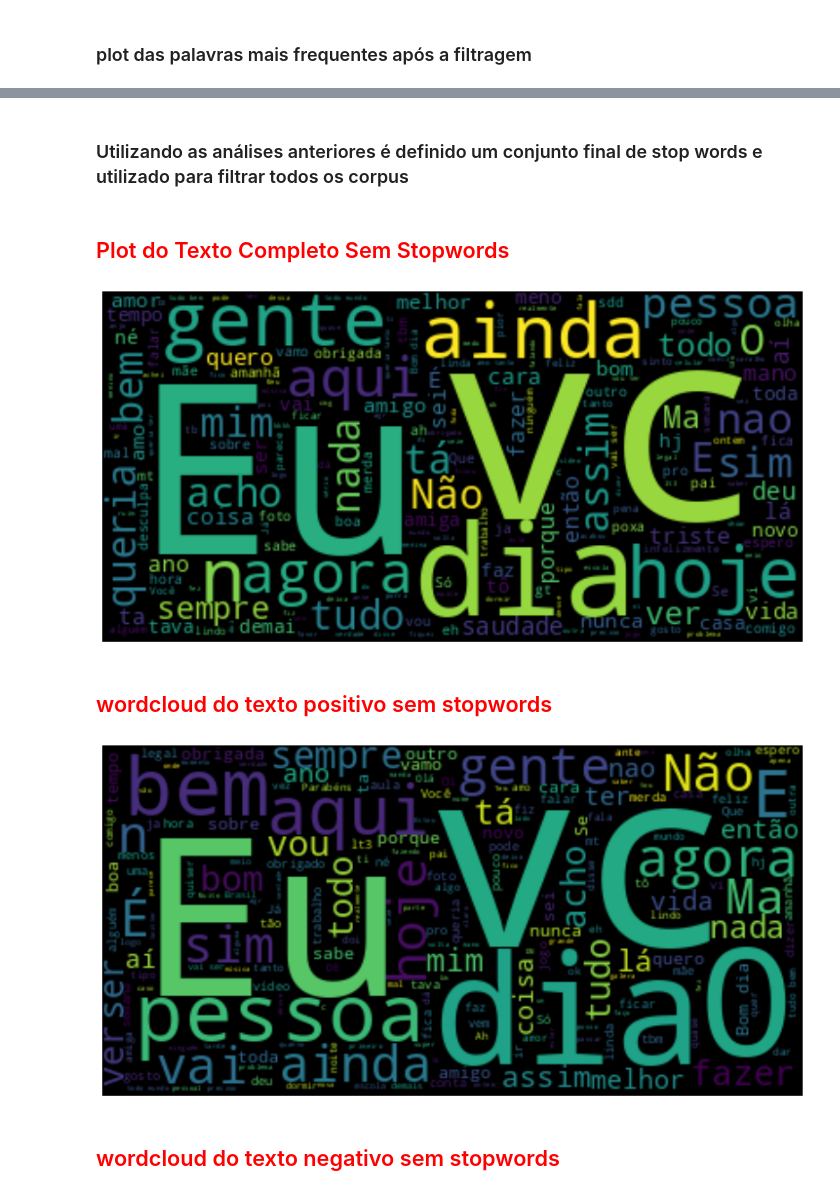
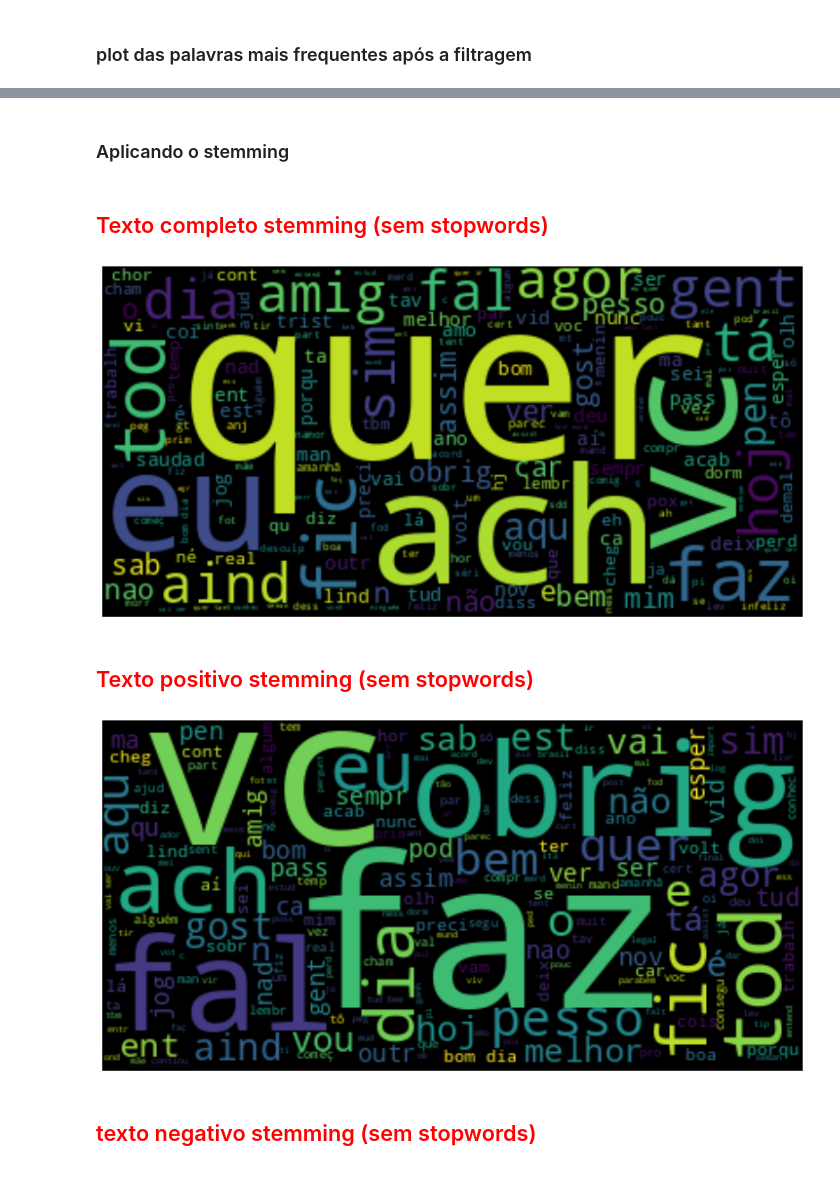
Before and after one commit to atlantico-academy/checape, a Jupyter notebook: notebooks/data-preprocessing.ipynb, the cells around one changed output, grey strips where cells are left out. Saved outputs shown, nothing was run; the diff lists cells and outputs as text; code cells hidden in the pictures.

```diff
--- a/notebooks/data-preprocessing.ipynb
+++ b/notebooks/data-preprocessing.ipynb
@@ -20,7 +18,7 @@ from src.deployment.EDA_module import *
 from src.data.data_cleaning_module import *
 # %%
 # configuração do tamanho de imagens
-plt.rcParams["figure.figsize"] = (15, 12)
+plt.rcParams["figure.figsize"] = (15, 10)
 # %% [markdown]
 #### Carregando as Stopwords do NLTK
 # %%
@@ -28,5 +26,5 @@ stopwords = nltk.corpus.stopwords.words('portuguese');
 # %% [markdown]
 # carregamento de dados cus
 # %%
-df = pd.read_csv("../data/no-theme-tweets/rawNoThemeTweets.csv", delimiter= ",")
+df = pd.read_csv("../data/no-theme-tweets/no_theme_tweets.csv", delimiter= ",")
 # %%
@@ -280,0 +273,2 @@ with open("../data/no-theme-tweets/stopwords.csv","w") as file:
+# %%
+no_stopwords_complete_text = df.tweet_text.apply(lambda x: remover_stop_words(x, stopwords));
@@ -281,8 +287,4 @@ with open("../data/no-theme-tweets/stopwords.csv","w") as file:
 # %% [markdown]
-### Utilizando as análises anteriores é definido um conjunto final de stop words e utilizado para filtrar todos os corpus
+### Aplicando o stemming
 # %%
-final_stop_words = stopwords
-
-positive_filter = remover_stop_words(positive_text, final_stop_words)
-negative_filter = remover_stop_words(negative_text, final_stop_words)
-all_text_filter = remover_stop_words(all_text, final_stop_words)
+stemming_complete_text = no_stopwords_complete_text.apply(lambda x: stemming(x));
@@ -289,24 +295,24 @@ all_text_filter = remover_stop_words(all_text, final_stop_words)
 # %% [markdown]
-<h2 style="color:red"> Plot do Texto Completo Sem Stopwords</h2>
+<h2 style="color:red">Texto completo stemming (sem stopwords)</h2>
 # %%
-wordcloud = WordCloud().generate(all_text_filter)
+wordcloud = WordCloud().generate(" ".join(stemming_complete_text))
 plt.figure(figsize=(14, 10))
 plt.imshow(wordcloud, interpolation="bilinear")
 plt.axis("off")
 plt.show()
 # %% [output]
-[figure, old version]
+[figure, new version]
 # %% [markdown]
-<h2 style="color:red"> wordcloud do texto positivo sem stopwords</h2>
+<h2 style="color:red">Texto positivo stemming (sem stopwords)</h2>
 # %%
 # Generate a word cloud image
-wordcloud = WordCloud().generate(positive_filter)
+wordcloud = WordCloud().generate(" ".join(stemming_positive_text))
 plt.figure(figsize=(14, 10))
 plt.imshow(wordcloud, interpolation="bilinear")
 plt.axis("off")
 plt.show()
 # %% [output]
-[figure, old version]
+[figure, new version]
 # %% [markdown]
-<h2 style="color:red"> wordcloud do texto negativo sem stopwords</h2>
+<h2 style="color:red">texto negativo stemming (sem stopwords)</h2>
 # %%
```
Also changed, not shown: parts of 48 cells of this notebook, 2 other files.
